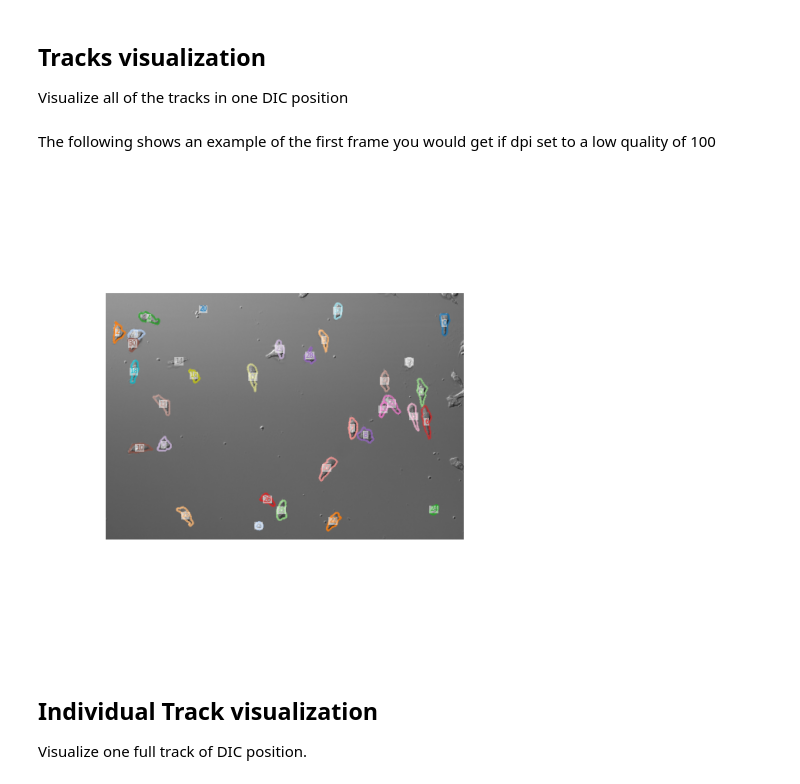
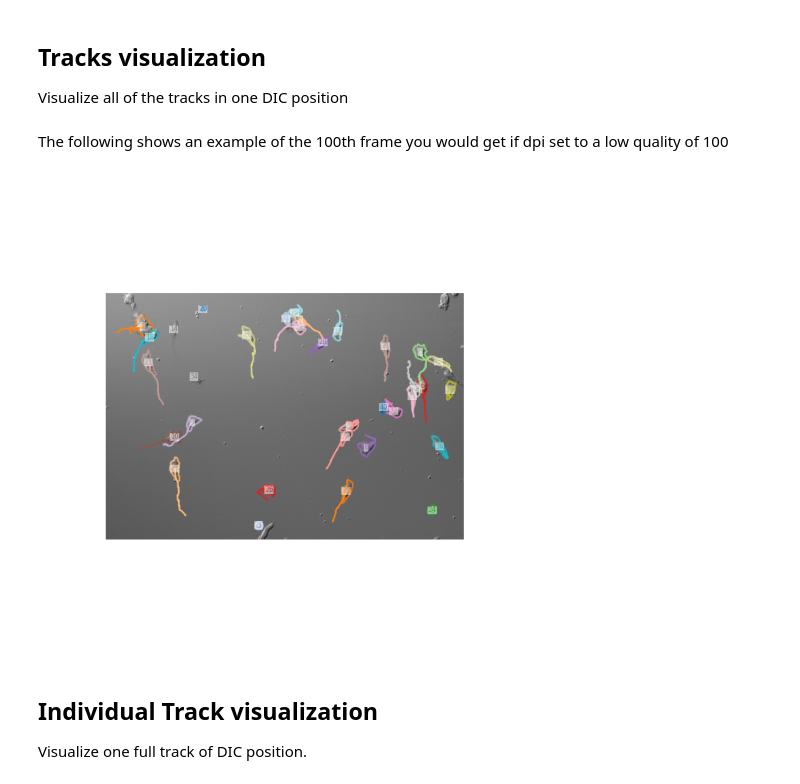
Before and after one commit to Moso2006-gh/DIC-High-Resolution-Database, a Jupyter notebook: code/_plotting_notebook.ipynb, the cells around one changed output. Drawn from its saved outputs; the diff is of its cells as text; code cells hidden in the pictures.

Commit message:
Modified the plotting notebook

```diff
--- a/code/_plotting_notebook.ipynb
+++ b/code/_plotting_notebook.ipynb
@@ -46,14 +46,14 @@ create_all_tracks_gif_from_path_to_tracks(path_to_tracks_file, f"tracks_GIF_{pat
                                           dpi=150)
 pass
 # %% [markdown]
-The following shows an example of the first frame you would get if dpi set to a low quality of 100
+The following shows an example of the 100th frame you would get if dpi set to a low quality of 100
 # %%
 path = path_to_tracks_file.split("masks/")[1]
 create_all_tracks_gif_from_path_to_tracks(path_to_tracks_file, f"tracks_GIF_{path.replace("/", "--")}", "../visualizations/", background=True,
-                                          dpi=100, frame=1)
+                                          dpi=100, frame=100)
 pass
 # %% [output]
-[figure, old version]
+[figure, new version]
 # %% [markdown]
 ## Individual Track visualization
 
```
